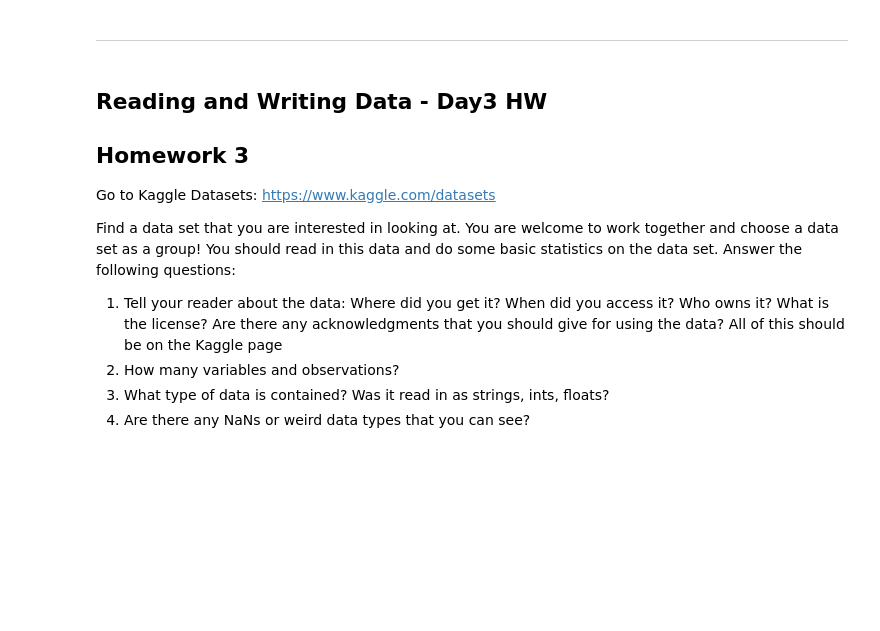
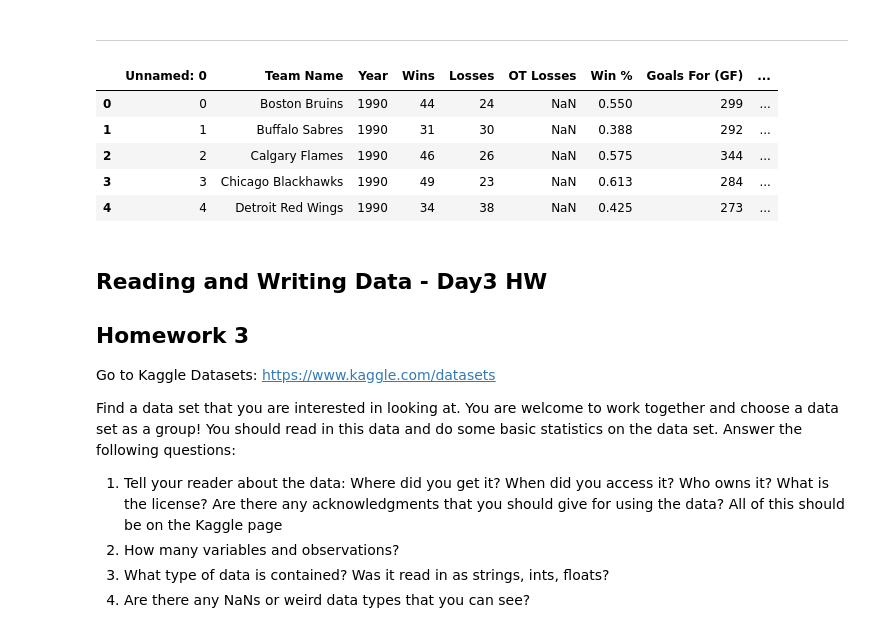
Before and after one commit to JesusPlascencia1/DATA201_Jesus_Plascencia_Code, a Jupyter notebook: Day3/HW_day3.ipynb, the cells around one changed output. Cells and saved outputs as stored; diff of their text form; code cells hidden in the pictures; blank space fills up the shorter version.

```diff
--- a/Day3/HW_day3.ipynb
+++ b/Day3/HW_day3.ipynb
@@ -174,9 +174,19 @@ for pg in range(1,24):
 # %%
 #4. Once you have the list of tables can you get them into a single data frame and save the data as a .csv?
 #I use concat to stack the different tables to get this functional. help(pd) emphasized the importance of
 #ignore_index, especially since I did not want to create a new index.
 final_df = pd.concat(df_list, ignore_index=True)
 final_df.to_csv('Hockey_Teams.csv')
+
+check_df = pd.read_csv('Hockey_Teams.csv')
+check_df.head()
+# %% [output]
+|  | Unnamed: 0 | Team Name | Year | Wins | Losses | OT Losses | Win % | Goals For (GF) | ... |
+| 0 | 0 | Boston Bruins | 1990 | 44 | 24 | NaN | 0.550 | 299 | ... |
+| 1 | 1 | Buffalo Sabres | 1990 | 31 | 30 | NaN | 0.388 | 292 | ... |
+| 2 | 2 | Calgary Flames | 1990 | 46 | 26 | NaN | 0.575 | 344 | ... |
+| 3 | 3 | Chicago Blackhawks | 1990 | 49 | 23 | NaN | 0.613 | 284 | ... |
+| 4 | 4 | Detroit Red Wings | 1990 | 34 | 38 | NaN | 0.425 | 273 | ... |
 # %%
 #help(pd)
 # %% [markdown]
```
